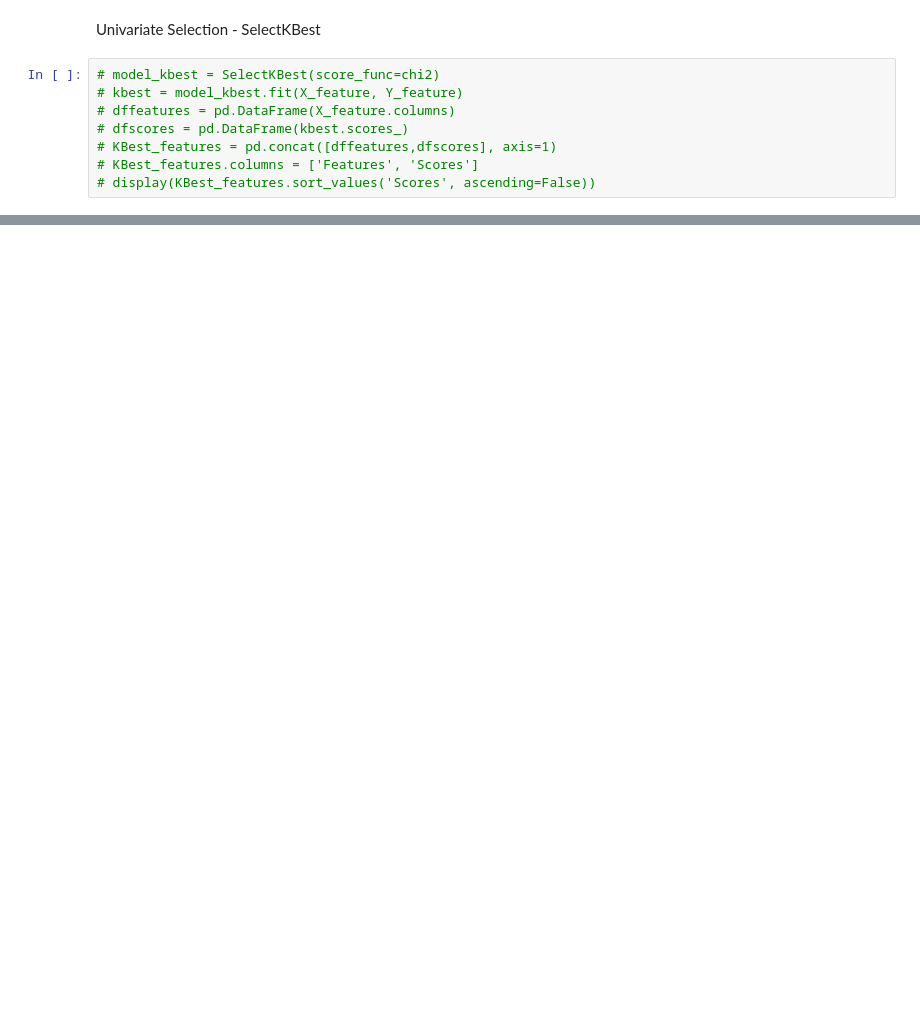
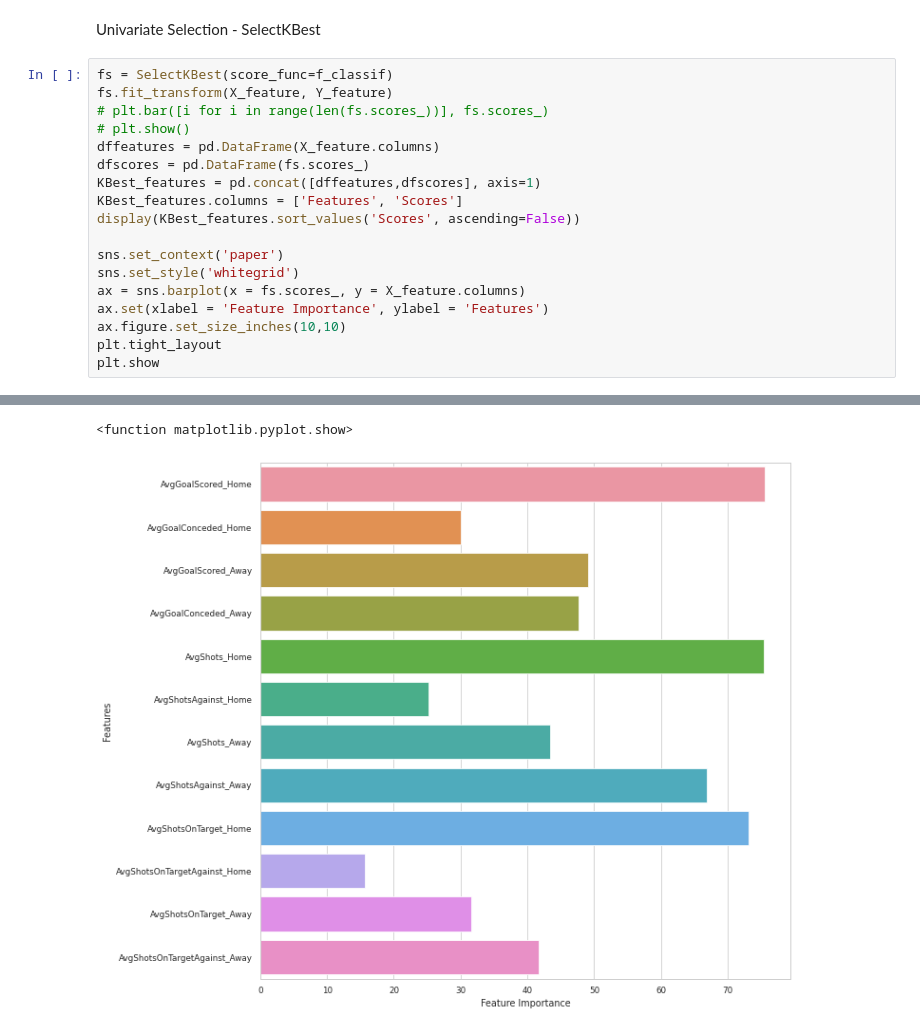
Before and after one commit to abink17/EPL-Prediction, a Jupyter notebook: EPLprediction.ipynb, the cells around one changed output, grey strips where cells are left out. Cells and saved outputs as stored; diff of their text form; blank space fills up the shorter version.

Commit message:
Converted result and added feature selection

```diff
--- a/EPLprediction.ipynb
+++ b/EPLprediction.ipynb
@@ -344,10 +458,21 @@ plt.show
 # %% [markdown]
 Univariate Selection - SelectKBest
 # %%
-# model_kbest = SelectKBest(score_func=chi2)
-# kbest = model_kbest.fit(X_feature, Y_feature)
-# dffeatures = pd.DataFrame(X_feature.columns)
-# dfscores = pd.DataFrame(kbest.scores_)
-# KBest_features = pd.concat([dffeatures,dfscores], axis=1)
-# KBest_features.columns = ['Features', 'Scores']
-# display(KBest_features.sort_values('Scores', ascending=False))
+fs = SelectKBest(score_func=f_classif)
+fs.fit_transform(X_feature, Y_feature)
+# plt.bar([i for i in range(len(fs.scores_))], fs.scores_)
+# plt.show()
+dffeatures = pd.DataFrame(X_feature.columns)
+dfscores = pd.DataFrame(fs.scores_)
+KBest_features = pd.concat([dffeatures,dfscores], axis=1)
+KBest_features.columns = ['Features', 'Scores']
+display(KBest_features.sort_values('Scores', ascending=False))
+
+sns.set_context('paper')
+sns.set_style('whitegrid')
+ax = sns.barplot(x = fs.scores_, y = X_feature.columns)
+ax.set(xlabel = 'Feature Importance', ylabel = 'Features')
+ax.figure.set_size_inches(10,10)
+plt.tight_layout
+plt.show
+# %% [output]
@@ -354 +492,3 @@ Univariate Selection - SelectKBest
+<function matplotlib.pyplot.show>
+[figure, added]
 # %%
```
Also changed, not shown: parts of 16 cells of this notebook.
